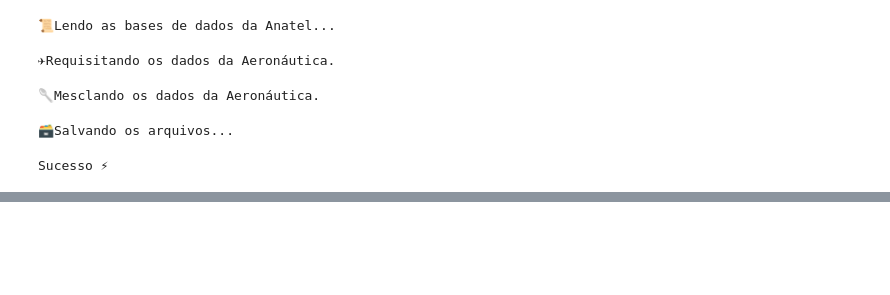
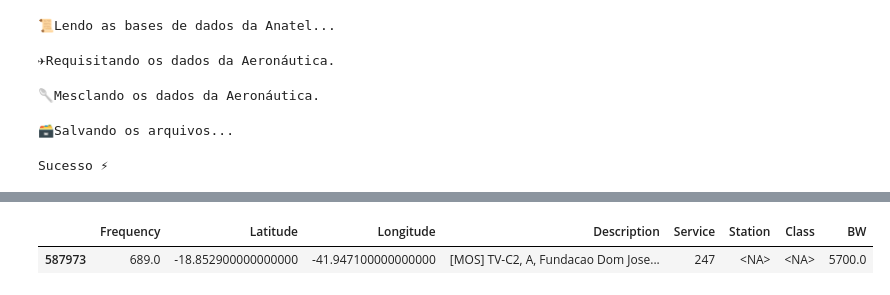
Before and after one commit to InovaFiscaliza/EmissorasRF, a Jupyter notebook: nbs/05_main.ipynb, the cells around one changed output, grey strips where cells are left out. Cells and saved outputs as stored; diff of their text form; code cells hidden in the pictures; blank space fills up the shorter version.

```diff
--- a/nbs/05_main.ipynb
+++ b/nbs/05_main.ipynb
@@ -109,0 +108,7 @@ Sucesso ⚡
+# %%
+mos = _filter_matlab(mos)
+# %%
+mos[mos.Description.str.contains('50412989719')]
+# %% [output]
+|  | Frequency | Latitude | Longitude | Description | Service | Station | Class | BW |
+| 587973 | 689.0 | -18.852900000000000 | -41.947100000000000 | [MOS] TV-C2, A, Fundacao Dom Jose... | 247 | <NA> | <NA> | 5700.0 |
```
Also changed, not shown: parts of 7 cells of this notebook, 23 other files.
